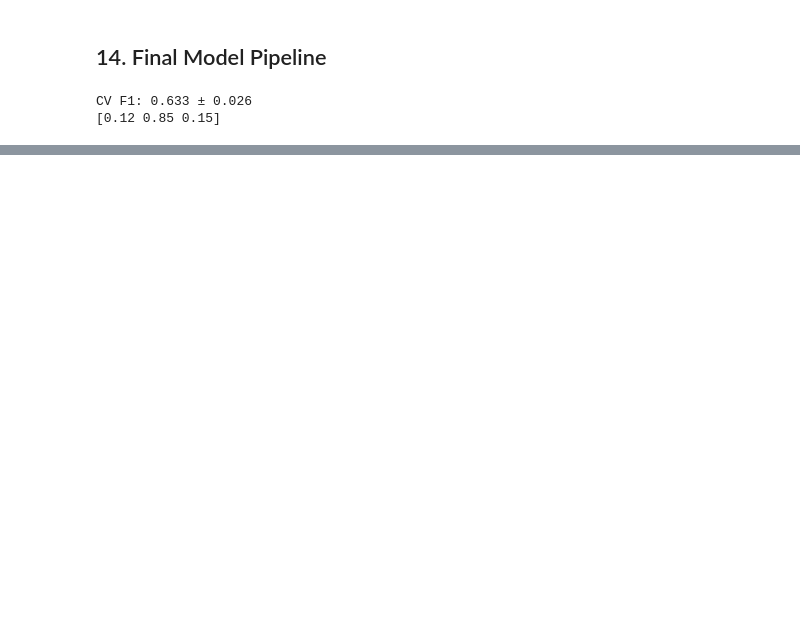
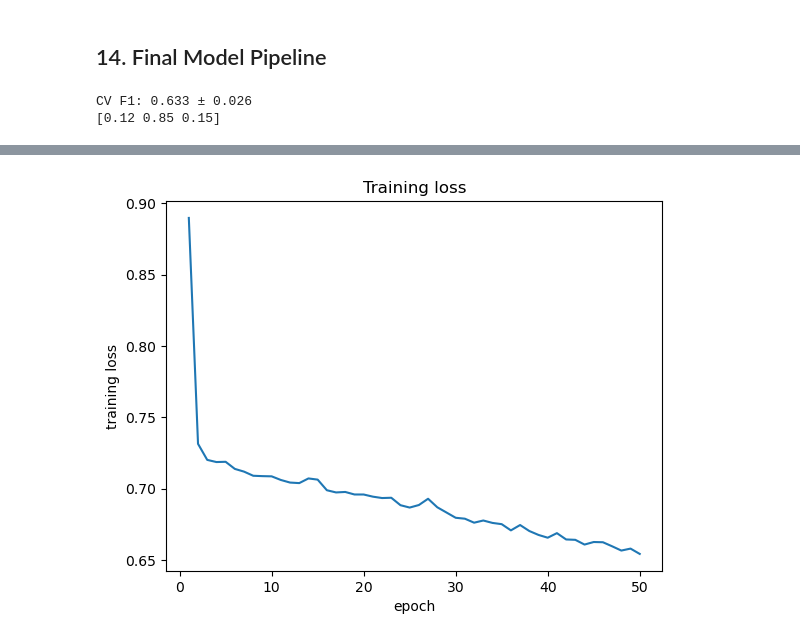
Before and after one commit to KirollosMessak/customer-churn-prediction, a Jupyter notebook: churn_prediction.ipynb, the cells around one changed output, grey strips where cells are left out. Cells and saved outputs as stored; diff of their text form; code cells hidden in the pictures; blank space fills up the shorter version.

```diff
--- a/churn_prediction.ipynb
+++ b/churn_prediction.ipynb
@@ -644,0 +647,95 @@ CV F1: 0.633 ± 0.026
+# %%
+#  first neural network (PyTorch) on Telco churn =====
+import numpy as np, pandas as pd, torch, matplotlib.pyplot as plt
+from torch import nn
+from torch.utils.data import TensorDataset, DataLoader
+from sklearn.model_selection import train_test_split
+from sklearn.compose import ColumnTransformer
+from sklearn.pipeline import Pipeline
+from sklearn.impute import SimpleImputer
+from sklearn.preprocessing import StandardScaler, OneHotEncoder
+from sklearn.linear_model import LogisticRegression
+from sklearn.metrics import f1_score, recall_score, precision_score, roc_auc_score
+from xgboost import XGBClassifier
+
+torch.manual_seed(42)
+
+# 1. Data (use your own file name, or the URL below)
+df = pd.read_csv('telco_churn.csv')
+# df = pd.read_csv('https://raw.githubusercontent.com/IBM/telco-customer-churn-on-icp4d/master/data/Telco-Customer-Churn.csv')
+df['TotalCharges'] = pd.to_numeric(df['TotalCharges'], errors='coerce')
+X = df.drop(columns=['customerID', 'Churn'])
+y = (df['Churn'] == 'Yes').astype(int)
+X_train, X_test, y_train, y_test = train_test_split(
+    X, y, test_size=0.2, stratify=y, random_state=42)
+
+# 2. Preprocessing: fit on train only, transform test
+num = ['tenure', 'MonthlyCharges', 'TotalCharges']
+cat = [c for c in X.columns if c not in num]
+prep = ColumnTransformer([
+    ('num', Pipeline([('impute', SimpleImputer(strategy='median')),
+                      ('scale', StandardScaler())]), num),
+    ('cat', OneHotEncoder(handle_unknown='ignore', sparse_output=False), cat)])
+Xtr = prep.fit_transform(X_train)
+Xte = prep.transform(X_test)
+print('Shapes:', Xtr.shape, Xte.shape)
+
+# 3. Tensors and batches
+to_t = lambda a: torch.tensor(np.asarray(a), dtype=torch.float32)
+train_loader = DataLoader(TensorDataset(to_t(Xtr), to_t(y_train)), batch_size=64, shuffle=True)
+X_test_t = to_t(Xte)
+
+# 4. The network: input -> 32 -> 16 -> 1 score (no sigmoid: the loss adds it)
+model = nn.Sequential(
+    nn.Linear(Xtr.shape[1], 32), nn.ReLU(),
+    nn.Linear(32, 16), nn.ReLU(),
+    nn.Linear(16, 1))
+
+# 5. Loss (pos_weight for the 26% churners) and optimizer
+pos_weight = torch.tensor([(y_train == 0).sum() / (y_train == 1).sum()], dtype=torch.float32)
+loss_fn = nn.BCEWithLogitsLoss(pos_weight=pos_weight)
+optimizer = torch.optim.Adam(model.parameters(), lr=1e-3)
+print('pos_weight:', round(pos_weight.item(), 2))
+
+# 6. Training loop
+losses = []
+for epoch in range(50):
+    model.train(); total = 0.0
+    for xb, yb in train_loader:
+        optimizer.zero_grad()
+        loss = loss_fn(model(xb).squeeze(1), yb)
+        loss.backward()
+        optimizer.step()
+        total += loss.item() * len(xb)
+    losses.append(total / len(train_loader.dataset))
+
+plt.plot(range(1, 51), losses)
+plt.xlabel('epoch'); plt.ylabel('training loss'); plt.title('Training loss')
+plt.show()
+
+# 7. Evaluate: score -> probability -> decision
+model.eval()
+with torch.no_grad():
+    proba = torch.sigmoid(model(X_test_t).squeeze(1)).numpy()
+pred = (proba >= 0.5).astype(int)
+print('First 5 probabilities:', proba[:5].round(2))
+print('First 5 decisions:    ', pred[:5])
+print('First 5 true labels:  ', y_test.values[:5])
+
+# 8. Compare with logistic regression and XGBoost on the same features
+lr = LogisticRegression(max_iter=1000, class_weight='balanced').fit(Xtr, y_train)
+xgb = XGBClassifier(n_estimators=300, max_depth=3, learning_rate=0.05,
+                    scale_pos_weight=pos_weight.item(), eval_metric='logloss',
+                    random_state=42).fit(Xtr, y_train)
+
+def scores(name, p):
+    d = (p >= 0.5).astype(int)
+    return {'model': name, 'precision': precision_score(y_test, d), 'recall': recall_score(y_test, d),
+            'F1': f1_score(y_test, d), 'ROC-AUC': roc_auc_score(y_test, p)}
+
+results = pd.DataFrame([
+    scores('Logistic regression', lr.predict_proba(Xte)[:, 1]),
+    scores('XGBoost', xgb.predict_proba(Xte)[:, 1]),
+    scores('Neural network', proba)]).round(3)
+print(results.to_string(index=False))
+# %% [output]
@@ -644,0 +744 @@ CV F1: 0.633 ± 0.026
+[figure, added]
```
Also changed, not shown: parts of 15 cells of this notebook, 2 other files.
